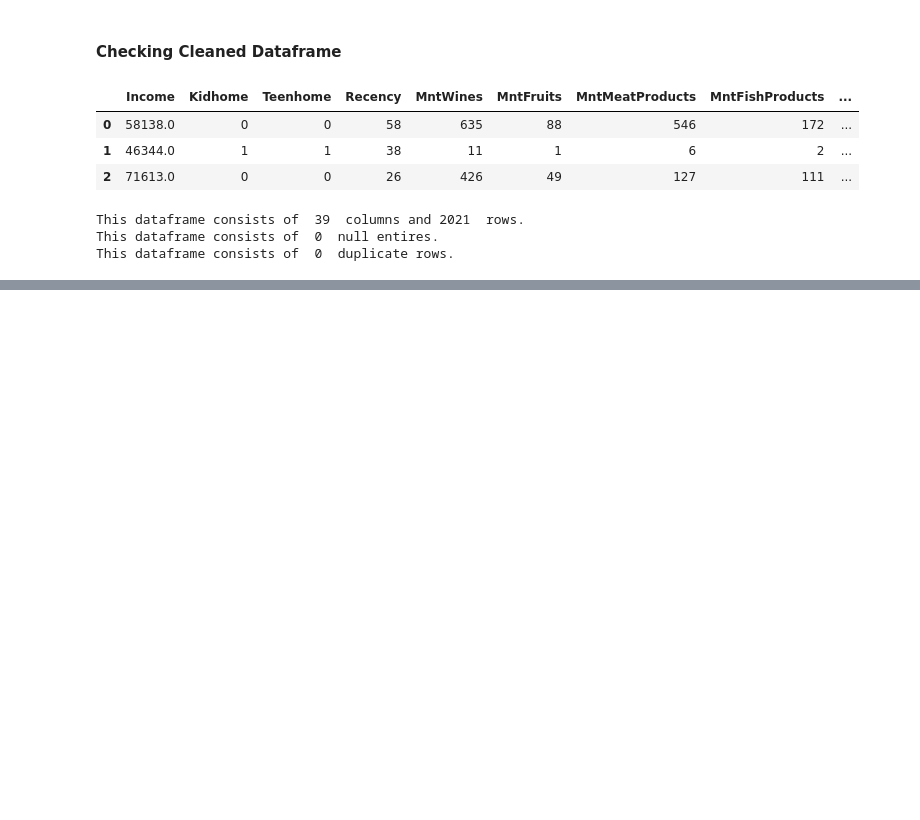
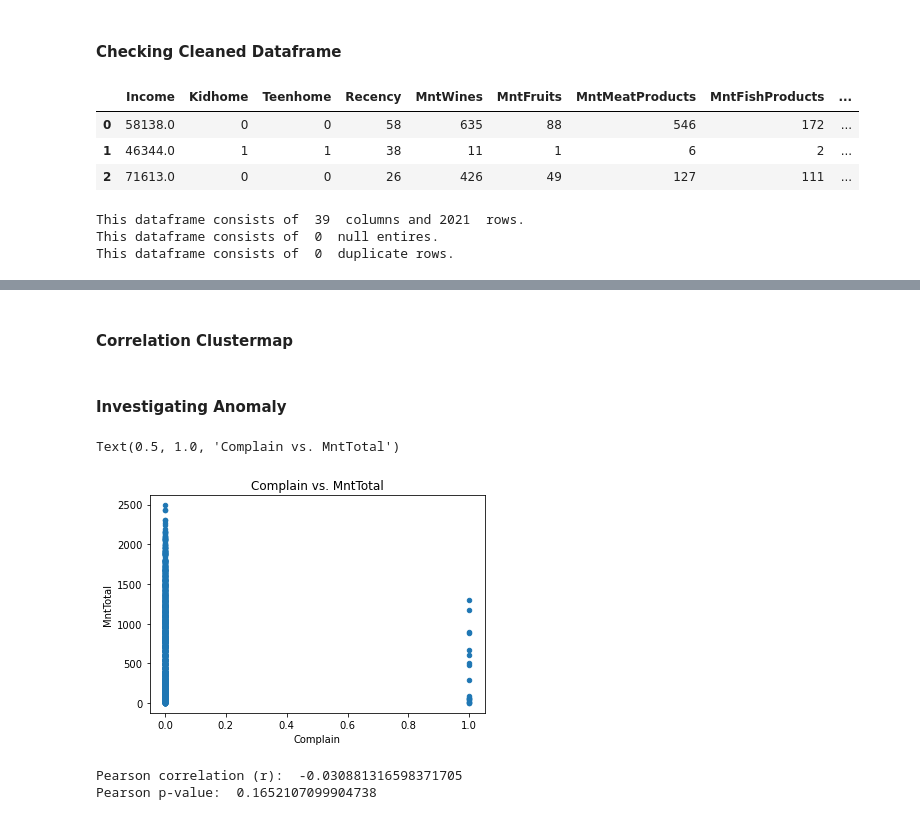
Before and after one commit to Kpeng511/Marketing-Campaign-Analytics, a Jupyter notebook: analytics.ipynb, the cells around one changed output, grey strips where cells are left out. Saved outputs shown, nothing was run; the diff lists cells and outputs as text; code cells hidden in the pictures; blank space fills up the shorter version.

```diff
--- a/analytics.ipynb
+++ b/analytics.ipynb
@@ -175,0 +257,2 @@ There are many features with outliers, but the outliers make sense because of th
+# %% [markdown]
+#### Correlation Clustermap
@@ -175,0 +264,15 @@ There are many features with outliers, but the outliers make sense because of th
+# %% [markdown]
+#### Investigating Anomaly
+# %%
+df.plot(x = 'Complain', y = 'MntTotal', kind = 'scatter')
+plt.title('Complain vs. MntTotal')
+# %% [output]
+Text(0.5, 1.0, 'Complain vs. MntTotal')
+[figure, added]
+# %%
+r, p_value = pearsonr(x = df['Complain'], y = df['MntTotal'])
+print('Pearson correlation (r): ', r)
+print('Pearson p-value: ', p_value)
+# %% [output]
+Pearson correlation (r):  -0.030881316598371705
+Pearson p-value:  0.1652107099904738
```
Also changed, not shown: parts of 39 cells of this notebook, 5 other files.
